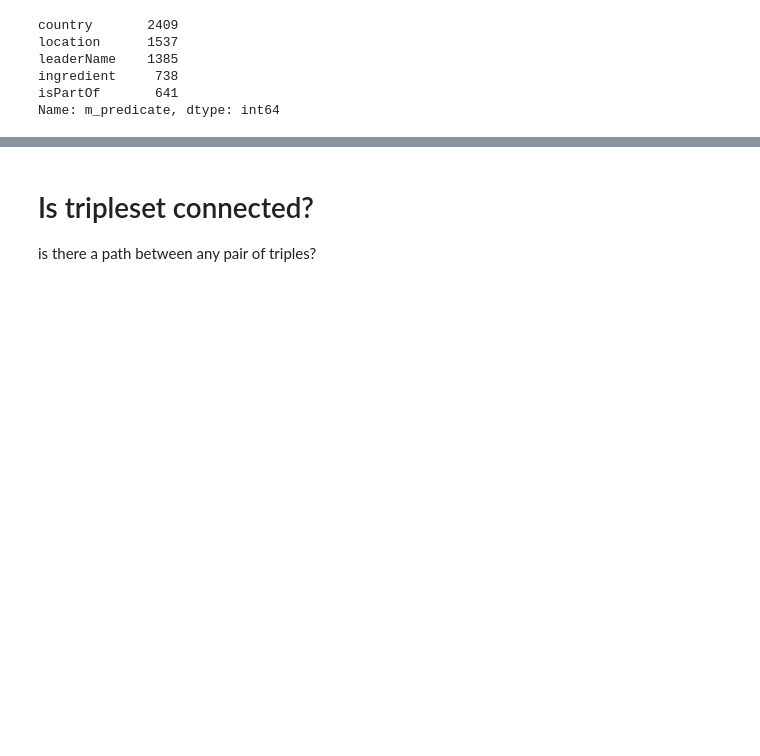
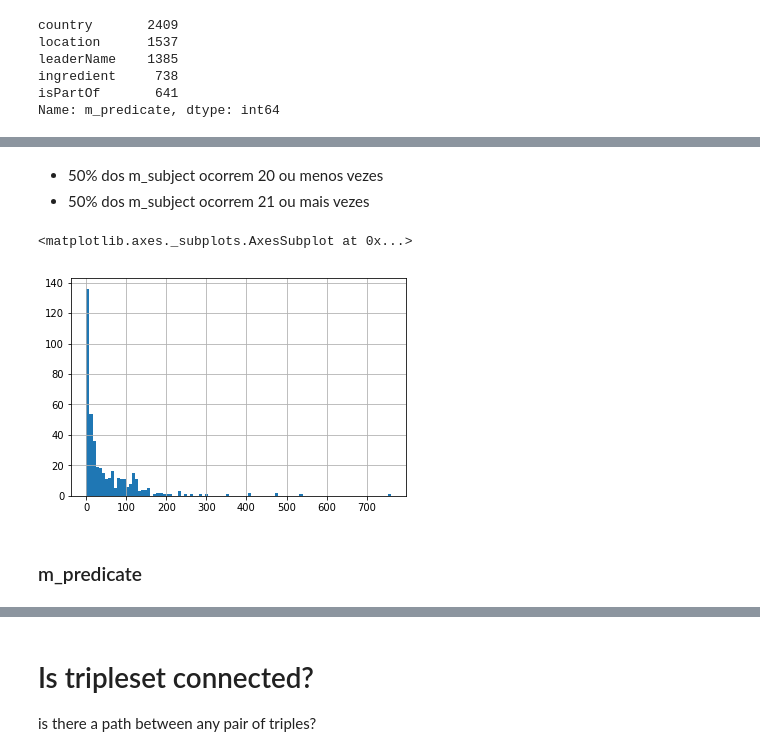
Before and after one commit to abevieiramota/challenge-webnlg, a Jupyter notebook: notebook/1 - Exploratory Data Analysis.ipynb, the cells around one changed output, grey strips where cells are left out. Drawn from its saved outputs; the diff is of its cells as text; code cells hidden in the pictures; blank space fills up the shorter version.

```diff
--- a/notebook/1 - Exploratory Data Analysis.ipynb
+++ b/notebook/1 - Exploratory Data Analysis.ipynb
@@ -528,0 +533,4 @@ Name: m_predicate, dtype: int64
+# %%
+m_subject_vc = train_dev.mdf.m_subject.value_counts()
+
+m_subject_vc.describe(percentiles=[.5, .75, .9, .99])
@@ -528,0 +548,10 @@ Name: m_predicate, dtype: int64
+# %% [markdown]
+* 50% dos m_subject ocorrem 20 ou menos vezes
+* 50% dos m_subject ocorrem 21 ou mais vezes
+# %%
+m_subject_vc.hist(bins=100)
+# %% [output]
+<matplotlib.axes._subplots.AxesSubplot at 0x...>
+[figure, added]
+# %% [markdown]
+### m_predicate
```
Also changed, not shown: parts of 10 cells of this notebook.
